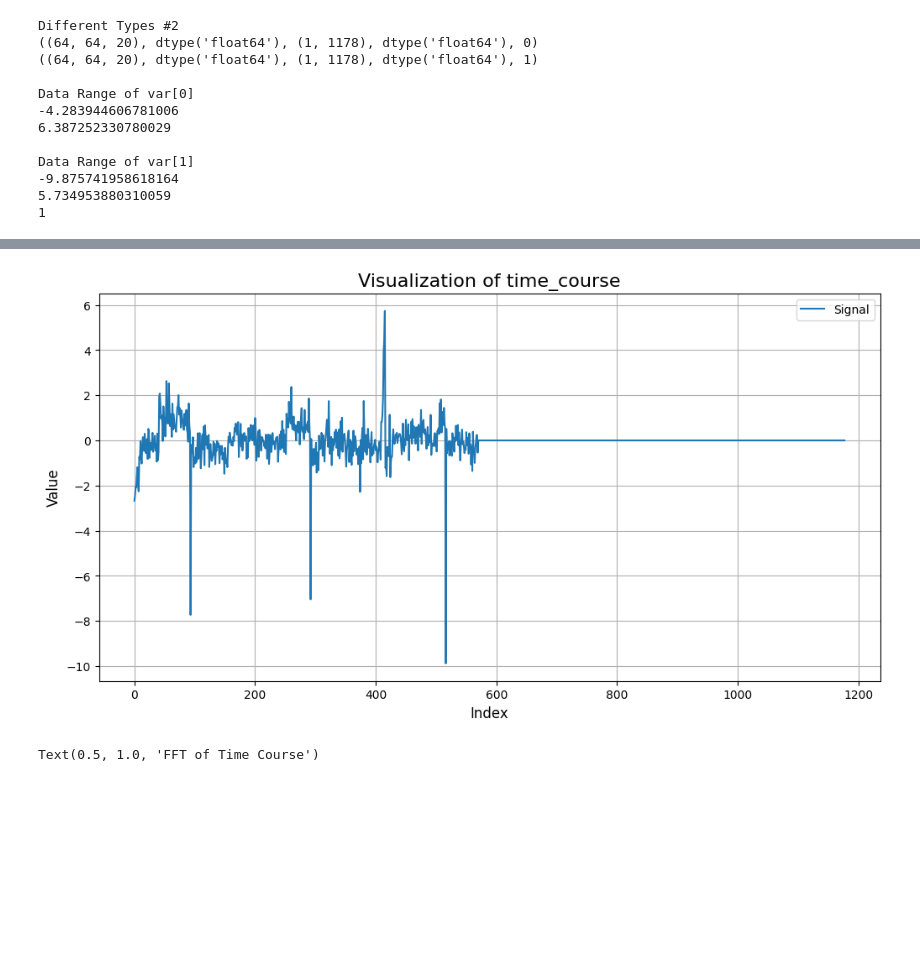
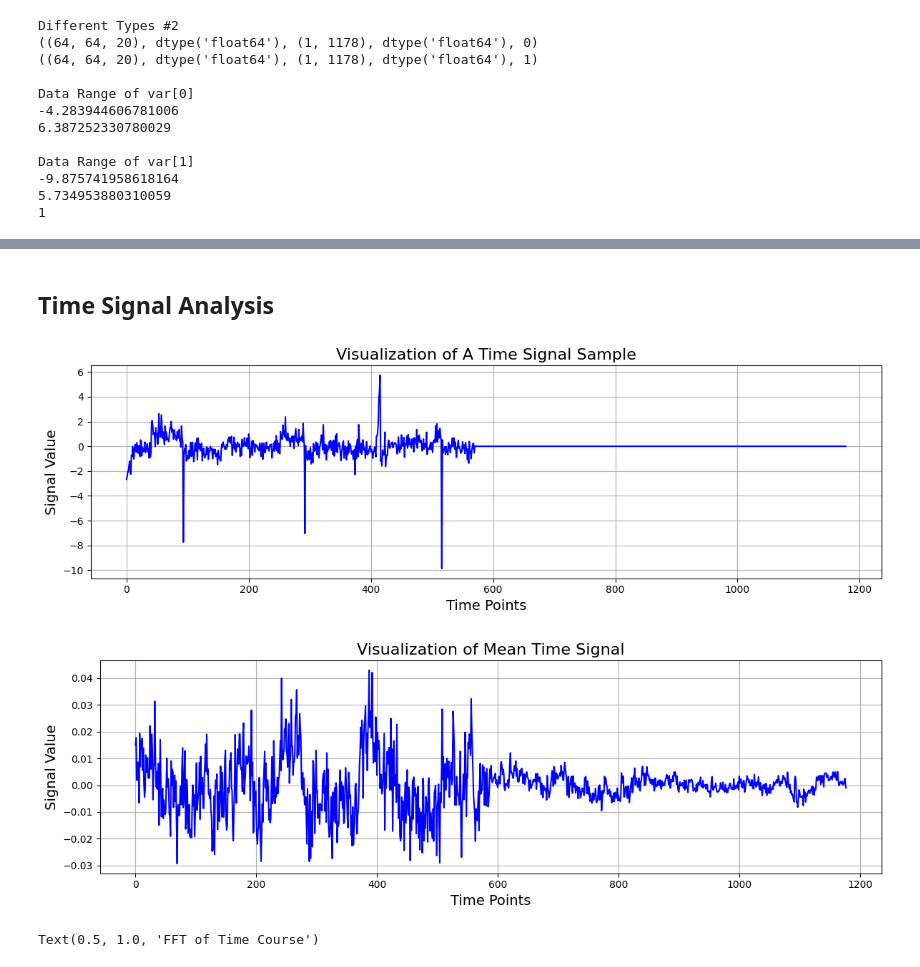
Before and after one commit to otanaaa/BME_10_project, a Jupyter notebook: data_player.ipynb, the cells around one changed output, grey strips where cells are left out. Cells and saved outputs as stored; diff of their text form; code cells hidden in the pictures; blank space fills up the shorter version.

```diff
--- a/data_player.ipynb
+++ b/data_player.ipynb
@@ -6,5 +9,7 @@ import matplotlib.pyplot as plt
 # %%
-list_of_pkl_files = os.listdir(path='../data/data/')
+# Replace the diretory path with "your/path/to/data"
+data_dir = './data'
+list_of_pkl_files = os.listdir(path=data_dir)
 list_of_pkl_files = [f for f in list_of_pkl_files if f.endswith('.pkl')]
 list_of_pkl_files.sort()
 
@@ -12,10 +17,11 @@ guess_data_shape = set()
 
 for file_path in list_of_pkl_files:
         # with open("data/rat001_02.gift_ica_0.pkl", "rb") as f:
-        with open(os.path.join('../data/data', file_path), "rb") as f:
+        with open(os.path.join(data_dir, file_path), "rb") as f:
                 var = pickle.load(f)
         guess_data_shape.add((var[0].shape, var[0].dtype, var[1].shape, var[1].dtype, var[2]))
 
+sample = deepcopy(var)
 print(f"Different Types #{len(guess_data_shape)}")
 print(*guess_data_shape, sep="\n")
 print()
@@ -77,15 +108,26 @@ plt.show()
+# %% [markdown]
+## Time Signal Analysis
+# %%
+def time_visualization(time_signal, title=None):
+    plt.figure(figsize=(12, 4))
+    plt.plot(time_signal[0], color='blue', linewidth=1.5)
+    plt.title(title, fontsize=16)
+    plt.xlabel("Time Points", fontsize=14)
+    plt.ylabel("Signal Value", fontsize=14)
+    plt.grid(True)
+    plt.tight_layout()
+    # plt.savefig("time_signal.png", dpi=300, bbox_inches='tight')
+    plt.show()
 # %%
-plt.figure(figsize=(12, 6))
-plt.plot(var[1][0,:], label="Signal")
-plt.title("Visualization of time_course", fontsize=16)
-plt.xlabel("Index", fontsize=12)
-plt.ylabel("Value", fontsize=12)
-plt.legend()
-plt.grid(True)
-plt.savefig("time_course.png", dpi=300, bbox_inches='tight')
-plt.show()
+# Draw the time signal for a single sample
+time_visualization(sample[1], title="Visualization of A Time Signal Sample")
 # %% [output]
-[figure, old version]
+[figure, new version]
+# %%
+# Draw the time signal for the mean of the pickle files
+time_visualization(mean_time_signal, title="Visualization of Mean Time Signal")
+# %% [output]
+[figure, added]
 # %%
 fft_of_timecourse = np.fft.fft(var[1][0,:])
 plt.figure()
```
Also changed, not shown: parts of 13 cells of this notebook, 4 other files.
